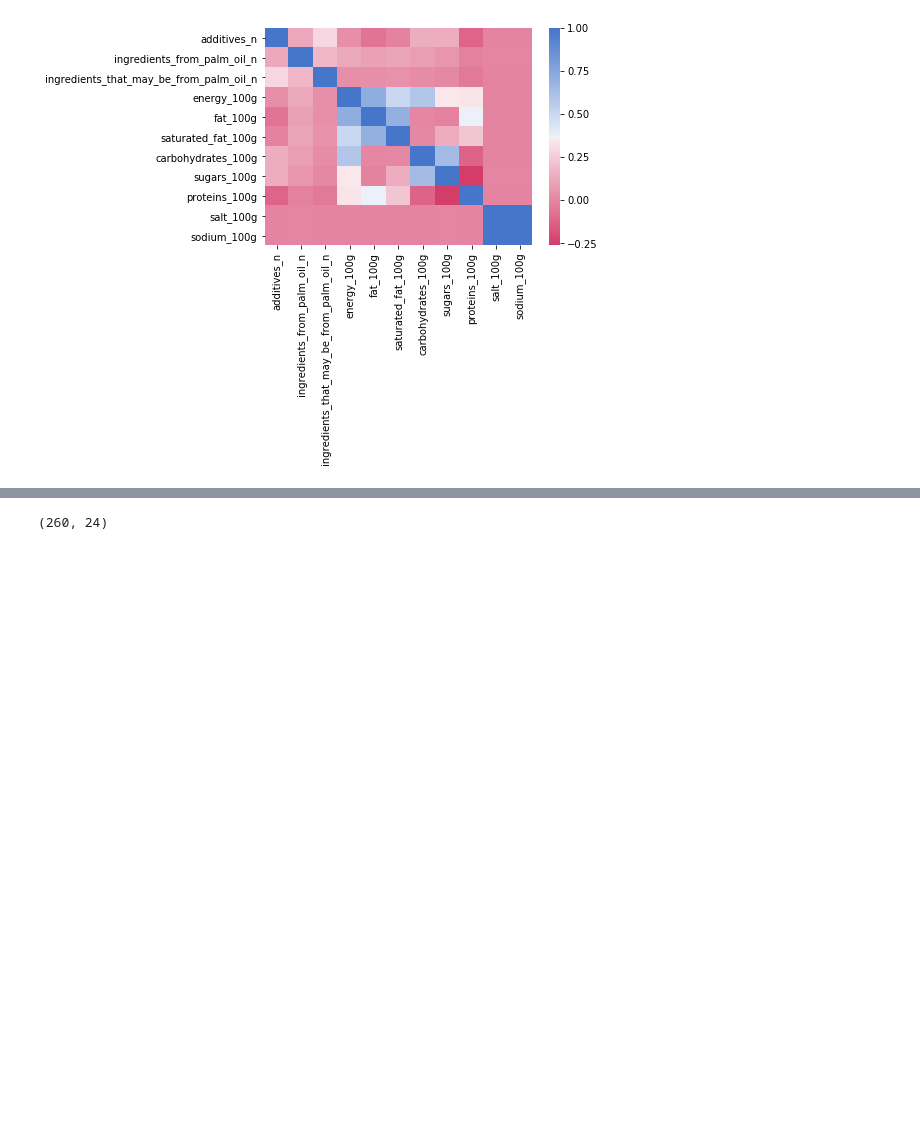
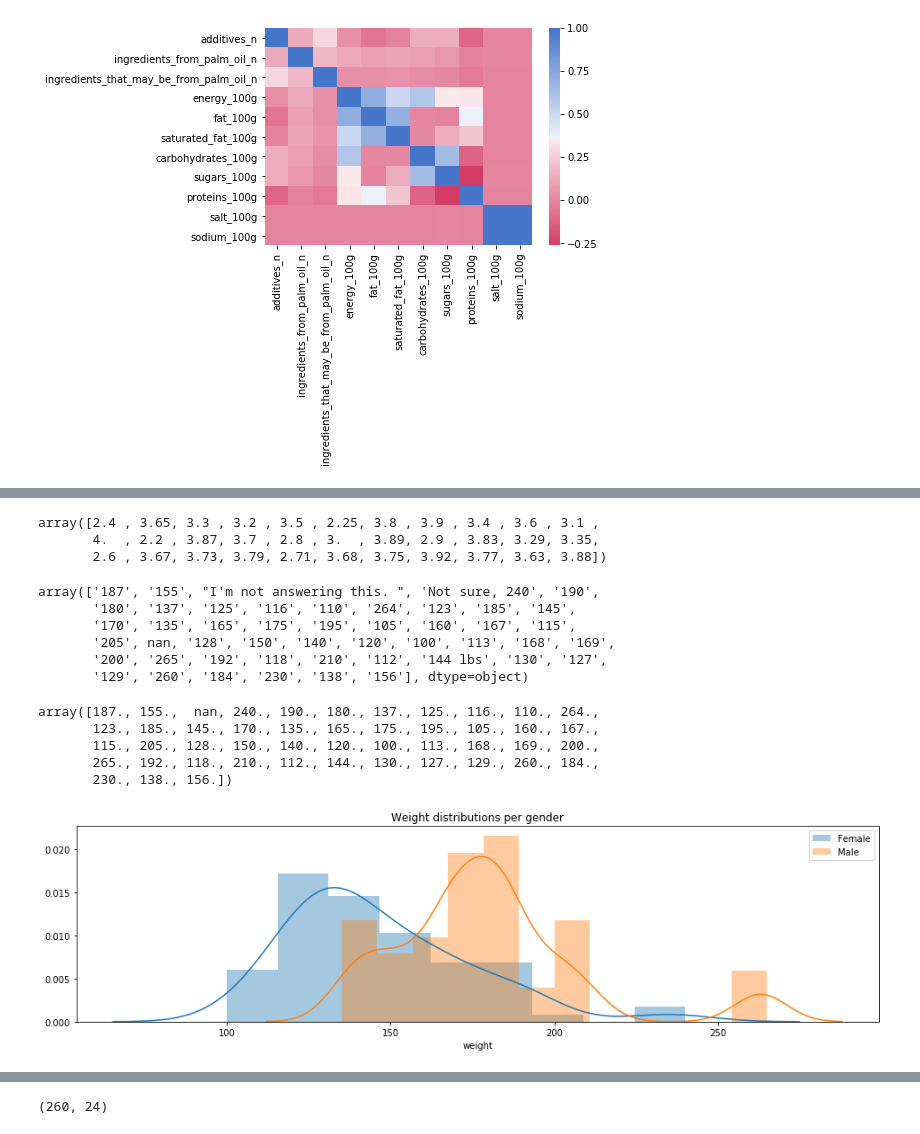
Before and after one commit to powerslider/ai_softuni, a Jupyter notebook: 02_Data_Science/Exam/EDA-Nutrient-Content-Consumption.ipynb, the cells around one changed output, grey strips where cells are left out. Cells and saved outputs as stored; diff of their text form; code cells hidden in the pictures; blank space fills up the shorter version.

Commit message:
Analyzed food choices dataset

```diff
--- a/02_Data_Science/Exam/EDA-Nutrient-Content-Consumption.ipynb
+++ b/02_Data_Science/Exam/EDA-Nutrient-Content-Consumption.ipynb
@@ -438,0 +449,3 @@ sns.heatmap(correlations, cmap=cmap)
+# %%
+food_choices_data = pd.read_csv('data/food_coded.csv')
+food_choices_data.head()
@@ -438,0 +577,51 @@ sns.heatmap(correlations, cmap=cmap)
+# %%
+def remove_gpa_col_blended_values(dataset):
+    most_common_val = dataset['GPA'].value_counts().head(1).index[0]
+    # Use regex to clean blended data, fill missing values and set up dtype
+    return dataset['GPA'].str.replace(r'[^\d\.\d+]', '').replace((np.nan, ''), most_common_val).astype(float).round(2)
+
+food_choices_data['GPA'] = remove_gpa_col_blended_values(food_choices_data)
+# %%
+food_choices_data['GPA'].unique()
+# %% [output]
+array([2.4 , 3.65, 3.3 , 3.2 , 3.5 , 2.25, 3.8 , 3.9 , 3.4 , 3.6 , 3.1 ,
+       4.  , 2.2 , 3.87, 3.7 , 2.8 , 3.  , 3.89, 2.9 , 3.83, 3.29, 3.35,
+       2.6 , 3.67, 3.73, 3.79, 2.71, 3.68, 3.75, 3.92, 3.77, 3.63, 3.88])
+# %%
+food_choices_data['weight'].unique()
+# %% [output]
+array(['187', '155', "I'm not answering this. ", 'Not sure, 240', '190',
+       '180', '137', '125', '116', '110', '264', '123', '185', '145',
+       '170', '135', '165', '175', '195', '105', '160', '167', '115',
+       '205', nan, '128', '150', '140', '120', '100', '113', '168', '169',
+       '200', '265', '192', '118', '210', '112', '144 lbs', '130', '127',
+       '129', '260', '184', '230', '138', '156'], dtype=object)
+# %%
+def remove_weight_col_blended_values(dataset):
+    # Clean blended values, non-numeric become NaN
+    return dataset['weight'].str.replace(r'[^\d\d\d]', '').replace('', np.nan).astype(float)
+
+food_choices_data['weight'] = remove_weight_col_blended_values(food_choices_data)
+# %%
+food_choices_data['weight'].unique()
+# %% [output]
+array([187., 155.,  nan, 240., 190., 180., 137., 125., 116., 110., 264.,
+       123., 185., 145., 170., 135., 165., 175., 195., 105., 160., 167.,
+       115., 205., 128., 150., 140., 120., 100., 113., 168., 169., 200.,
+       265., 192., 118., 210., 112., 144., 130., 127., 129., 260., 184.,
+       230., 138., 156.])
+# %%
+def plot_weight_distributions_per_gender(dataset):
+    fig, ax = plt.subplots(figsize=[16,4])
+
+    # Create two distributions for both genders
+    gender_dict = {1: 0, 2: 1}
+    for gen, frame in dataset[['Gender', 'weight']].dropna().groupby('Gender'):
+        sns.distplot(frame['weight'], ax=ax, label=['Female', 'Male'][gender_dict[gen]])
+
+    ax.set_title('Weight distributions per gender')
+    ax.legend()
+
+plot_weight_distributions_per_gender(food_choices_data)
+# %% [output]
+[figure, added]
```
Also changed, not shown: parts of 26 cells of this notebook, 1 other file.
